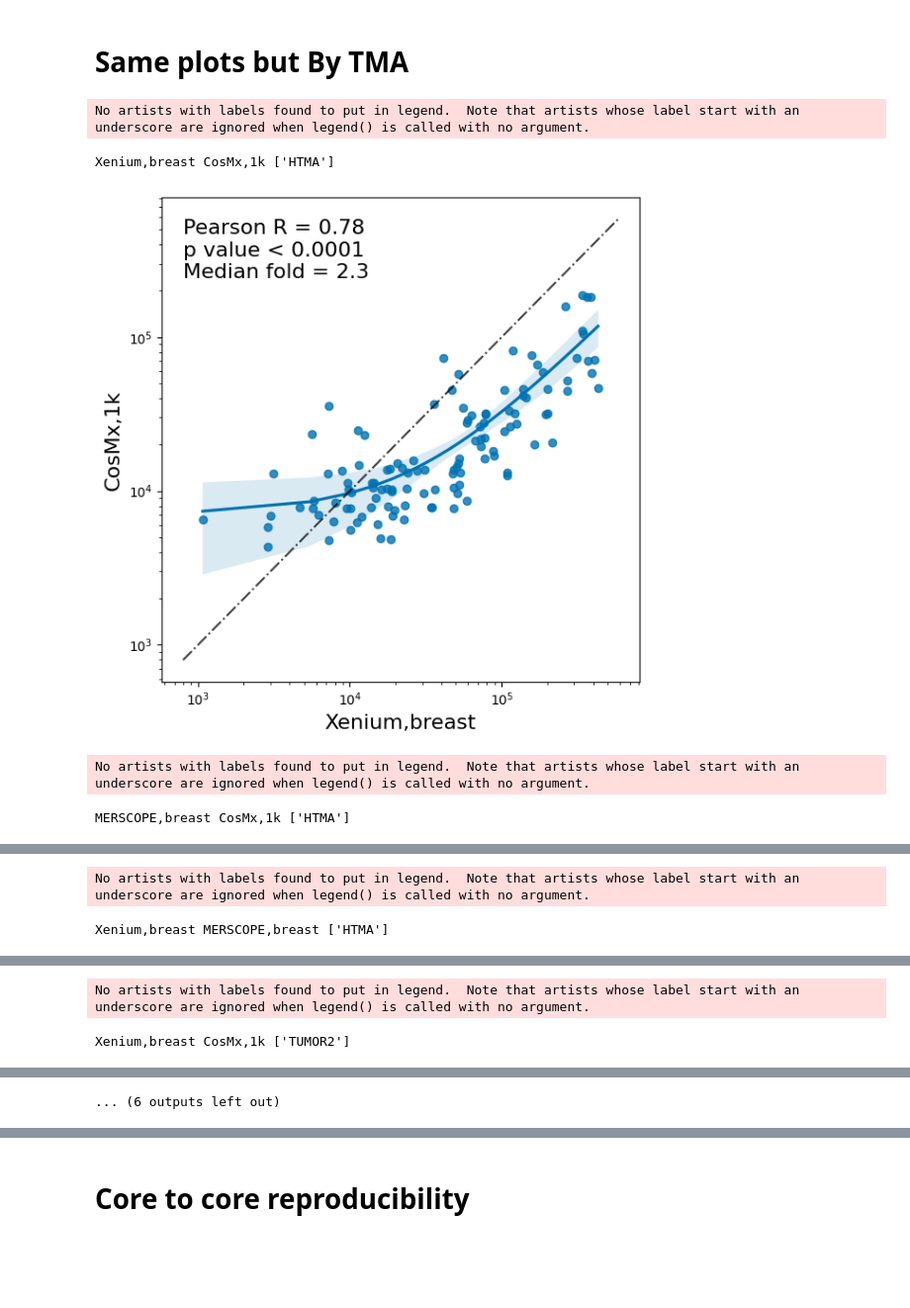
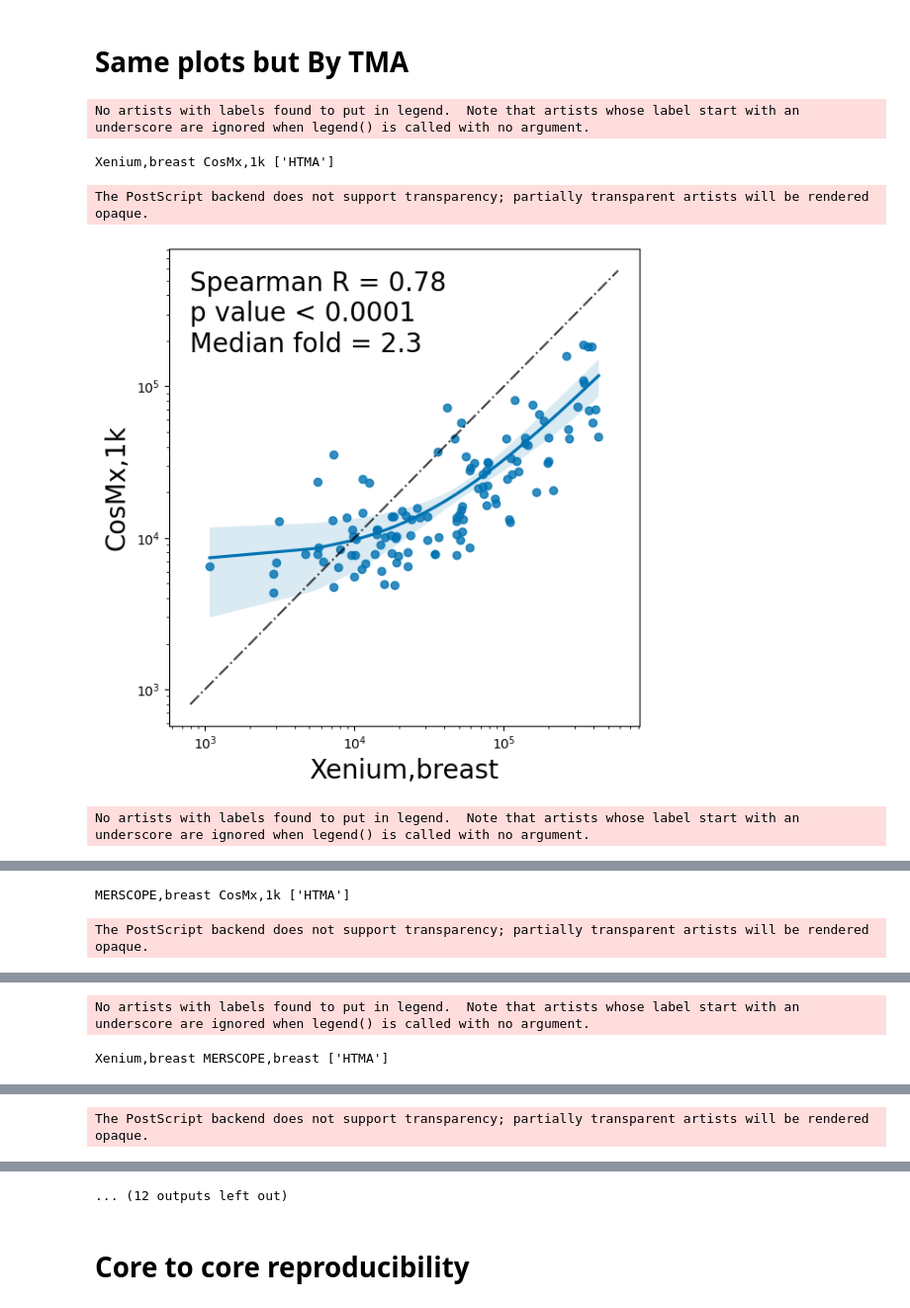
Before and after one commit to broadinstitute/ist_benchmarking, a Jupyter notebook: 03_gene_by_gene_plot.ipynb, the cells around one changed output, grey strips where cells are left out. Shown at 99% size. Saved outputs shown, nothing was run; the diff lists cells and outputs as text; code cells hidden in the pictures; blank space fills up the shorter version.

```diff
--- a/03_gene_by_gene_plot.ipynb
+++ b/03_gene_by_gene_plot.ipynb
@@ -226,36 +230,36 @@ elif year =='2024':
 
             # # Plot polynomial line
             # plt.plot(x_poly, y_poly, label=f'{degree} degree polynomial fit', color='red')
 
-            fontsize = 16
+            fontsize = 20
 
             # Log scale
             plt.xscale('log')
             plt.yscale('log')
 
             # 1:1 dashed line
             lims = [np.min([plt.xlim(), plt.ylim()]), np.max([plt.xlim(), plt.ylim()])]
             plt.plot(lims, lims, 'k-.', alpha=0.75)
 
             # Stats
             r, p = sp.stats.spearmanr(x, y)
             p = '< 0.0001' if p < 0.0001 else f"= {round(p, 7)}"
-            plt.text(lims[0], lims[1]+3, f"Pearson R = {round(r,2)}\np value {p}\nMedian fold = {round(df_pair['fold'].median(), 1)}", fontsize=fontsize, verticalalignment='top')
+            plt.text(lims[0], lims[1]+3, f"Spearman R = {round(r,2)}\np value {p}\nMedian fold = {round(df_pair['fold'].median(), 1)}", fontsize=fontsize, verticalalignment='top')
 
             # Axes and labels
             plt.xlabel(platform_panel_1, fontsize=fontsize)
             plt.ylabel(platform_panel_2, fontsize=fontsize)
             plt.legend(loc='upper center', bbox_to_anchor=(0.4, 0.1), frameon=False, fontsize=fontsize)
 
             # Save and show the plot
             plt.tight_layout()
             plt.savefig(f"{wd}/figures/Fig_2_Technical_Performance/Main_Fig_2_ABC_{year}_{platform_panel_1}_vs_{platform_panel_2}_from_{'_and_'.join(tmas)}.png", bbox_inches='tight', transparent=True)
-            # plt.savefig(f"{wd}/figures/Fig_2_Technical_Performance/Main_Fig_2_ABC_{year}_{platform_panel_1}_vs_{platform_panel_2}_from_{'_and_'.join(tmas)}.eps", bbox_inches='tight', transparent=True)
+            plt.savefig(f"{wd}/figures/Fig_2_Technical_Performance/Main_Fig_2_ABC_{year}_{platform_panel_1}_vs_{platform_panel_2}_from_{'_and_'.join(tmas)}.eps", bbox_inches='tight', transparent=True)
             # plt.close()
             plt.show()
 # %% [output]
 No artists with labels found to put in legend.  Note that artists whose label start with an underscore are ignored when legend() is called with no argument.
 Xenium,breast CosMx,1k ['HTMA']
+The PostScript backend does not support transparency; partially transparent artists will be rendered opaque.
-[figure, old version]
+[figure, new version]
-No artists with labels found to put in legend.  Note that artists whose label start with an underscore are ignored when legend() is called with no argument.
-MERSCOPE,breast CosMx,1k ['HTMA']
+No artists with labels found to put in legend.  Note that artists whose label start with an underscore are ignored when legend() is called with no argument.
@@ -263,2 +266,2 @@ MERSCOPE,breast CosMx,1k ['HTMA']
-No artists with labels found to put in legend.  Note that artists whose label start with an underscore are ignored when legend() is called with no argument.
+MERSCOPE,breast CosMx,1k ['HTMA']
-Xenium,breast MERSCOPE,breast ['HTMA']
+The PostScript backend does not support transparency; partially transparent artists will be rendered opaque.
@@ -266,2 +269,2 @@ Xenium,breast MERSCOPE,breast ['HTMA']
 No artists with labels found to put in legend.  Note that artists whose label start with an underscore are ignored when legend() is called with no argument.
-Xenium,breast CosMx,1k ['TUMOR2']
+Xenium,breast MERSCOPE,breast ['HTMA']
@@ -269 +271 @@ Xenium,breast CosMx,1k ['TUMOR2']
-... (6 outputs left out)
+The PostScript backend does not support transparency; partially transparent artists will be rendered opaque.
@@ -270,3 +273,4 @@ Xenium,breast CosMx,1k ['TUMOR2']
+... (12 outputs left out)
 # %% [markdown]
 # Core to core reproducibility
 # %%
```
Also changed, not shown: parts of 10 cells of this notebook, 7 other files.
